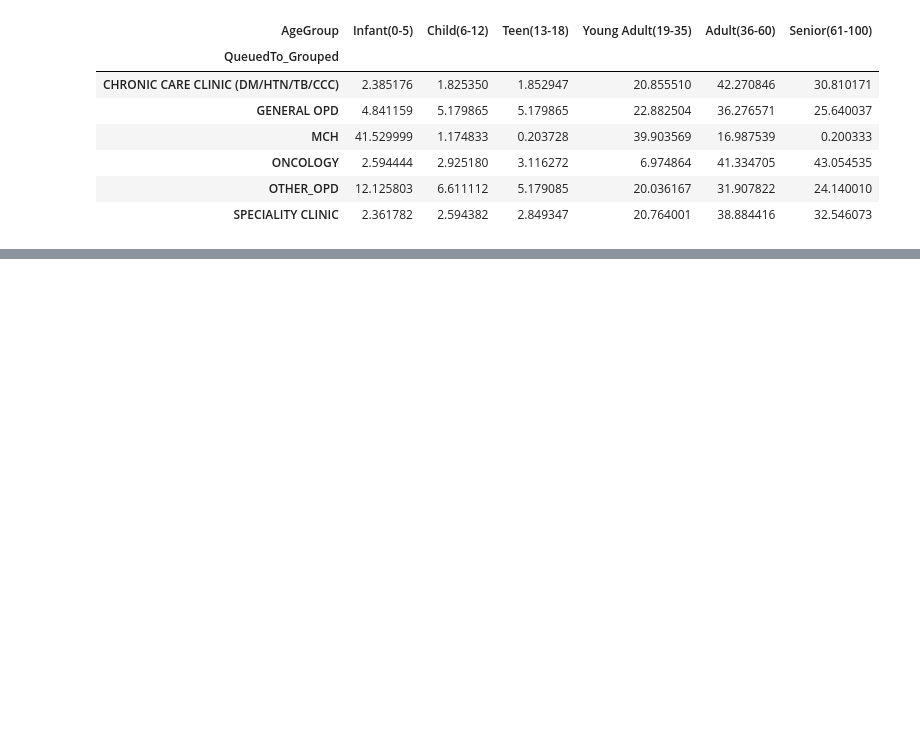
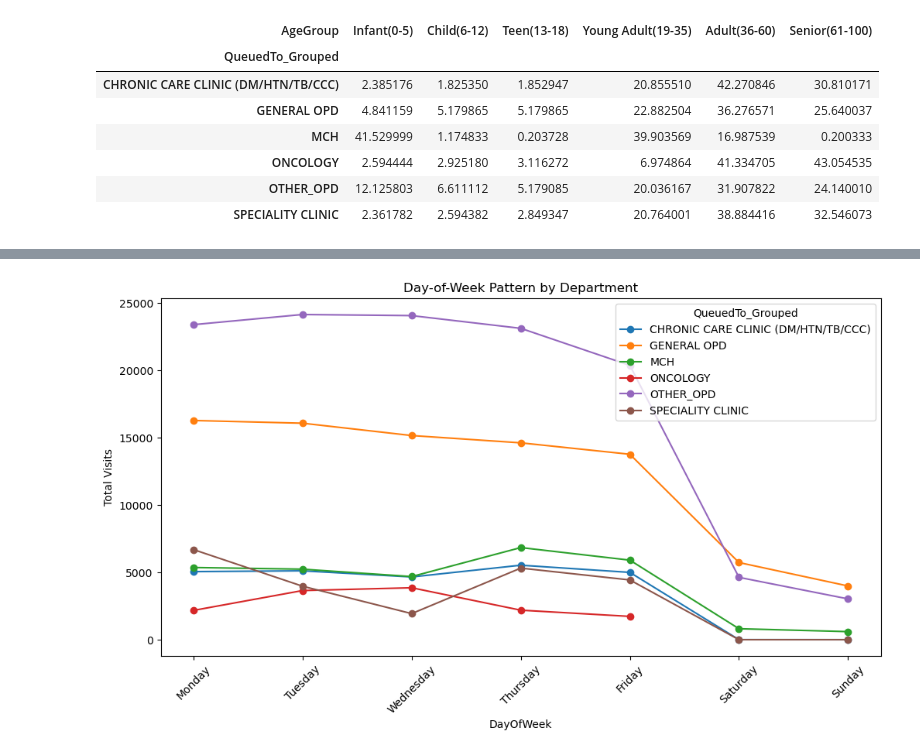
Before and after one commit to wahomelewis396/surge_sentinels, a Jupyter notebook: surge_sentinels.ipynb, the cells around one changed output, grey strips where cells are left out. Drawn from its saved outputs; the diff is of its cells as text; code cells hidden in the pictures; blank space fills up the shorter version.

```diff
--- a/surge_sentinels.ipynb
+++ b/surge_sentinels.ipynb
@@ -452,0 +477,13 @@ age_group_by_dept
+# %%
+# Day of the week pattern,by department
+data['DayOfWeek'] = data['RegistrationDate'].dt.day_name()
+
+day_order = ['Monday','Tuesday','Wednesday','Thursday','Friday','Saturday','Sunday']
+dow_by_dept = data.groupby(['QueuedTo_Grouped', 'DayOfWeek']).size().unstack()[day_order]
+
+dow_by_dept.T.plot(figsize=(12,6), marker='o', title='Day-of-Week Pattern by Department')
+plt.ylabel('Total Visits')
+plt.xticks(rotation=45)
+plt.show()
+# %% [output]
+[figure, added]
```
Also changed, not shown: parts of 8 cells of this notebook.
